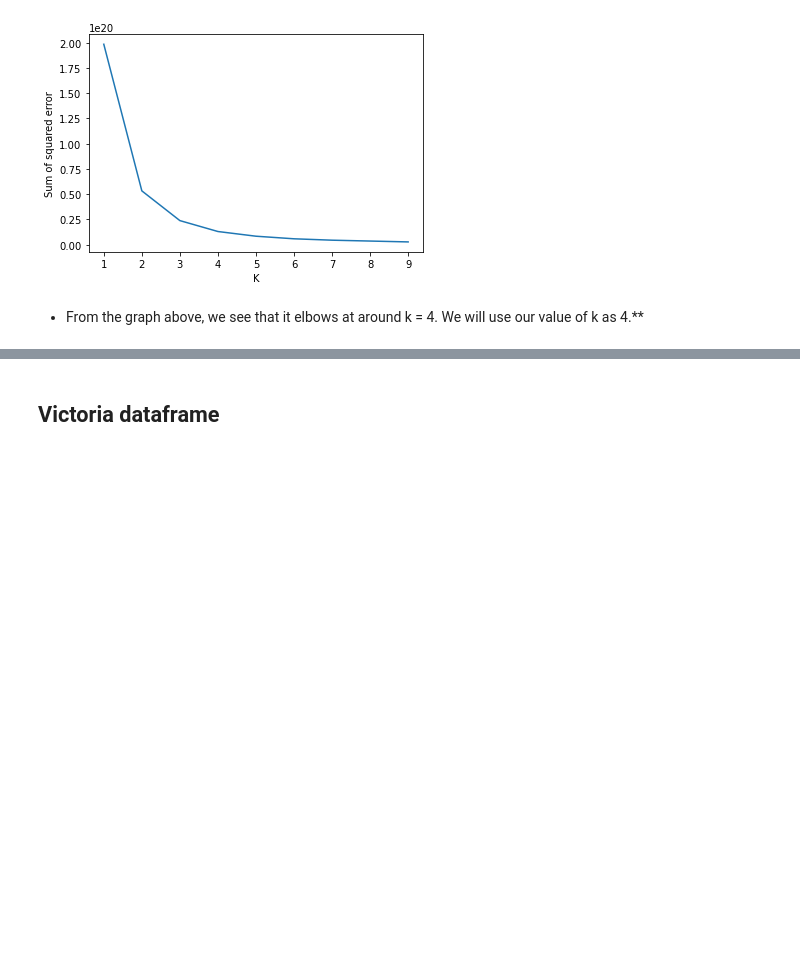
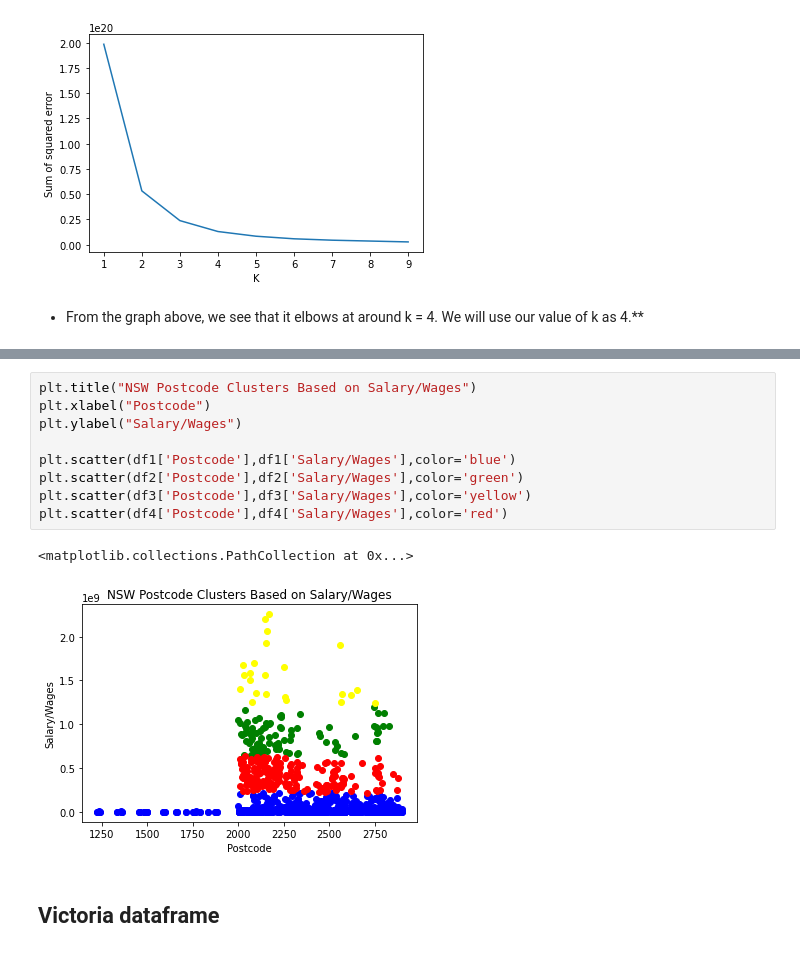
Before and after one commit to camelCaseStyle/DataScienceProject, a Jupyter notebook: 2016-2017 State Clusters.ipynb, the cells around one changed output, grey strips where cells are left out. Cells and saved outputs as stored; diff of their text form; blank space fills up the shorter version.

```diff
--- a/2016-2017 State Clusters.ipynb
+++ b/2016-2017 State Clusters.ipynb
@@ -126,3 +159,15 @@ plt.scatter(df4['Postcode'],df4['Taxable income or loss'],color='red')
+# %%
+plt.title("NSW Postcode Clusters Based on Salary/Wages")
+plt.xlabel("Postcode")
+plt.ylabel("Salary/Wages")
+
+plt.scatter(df1['Postcode'],df1['Salary/Wages'],color='blue')
+plt.scatter(df2['Postcode'],df2['Salary/Wages'],color='green')
+plt.scatter(df3['Postcode'],df3['Salary/Wages'],color='yellow')
+plt.scatter(df4['Postcode'],df4['Salary/Wages'],color='red')
+# %% [output]
+<matplotlib.collections.PathCollection at 0x...>
+[figure, added]
 # %% [markdown]
 ## Victoria dataframe
 # %%
```
Also changed, not shown: parts of 22 cells of this notebook, 1 other file.
